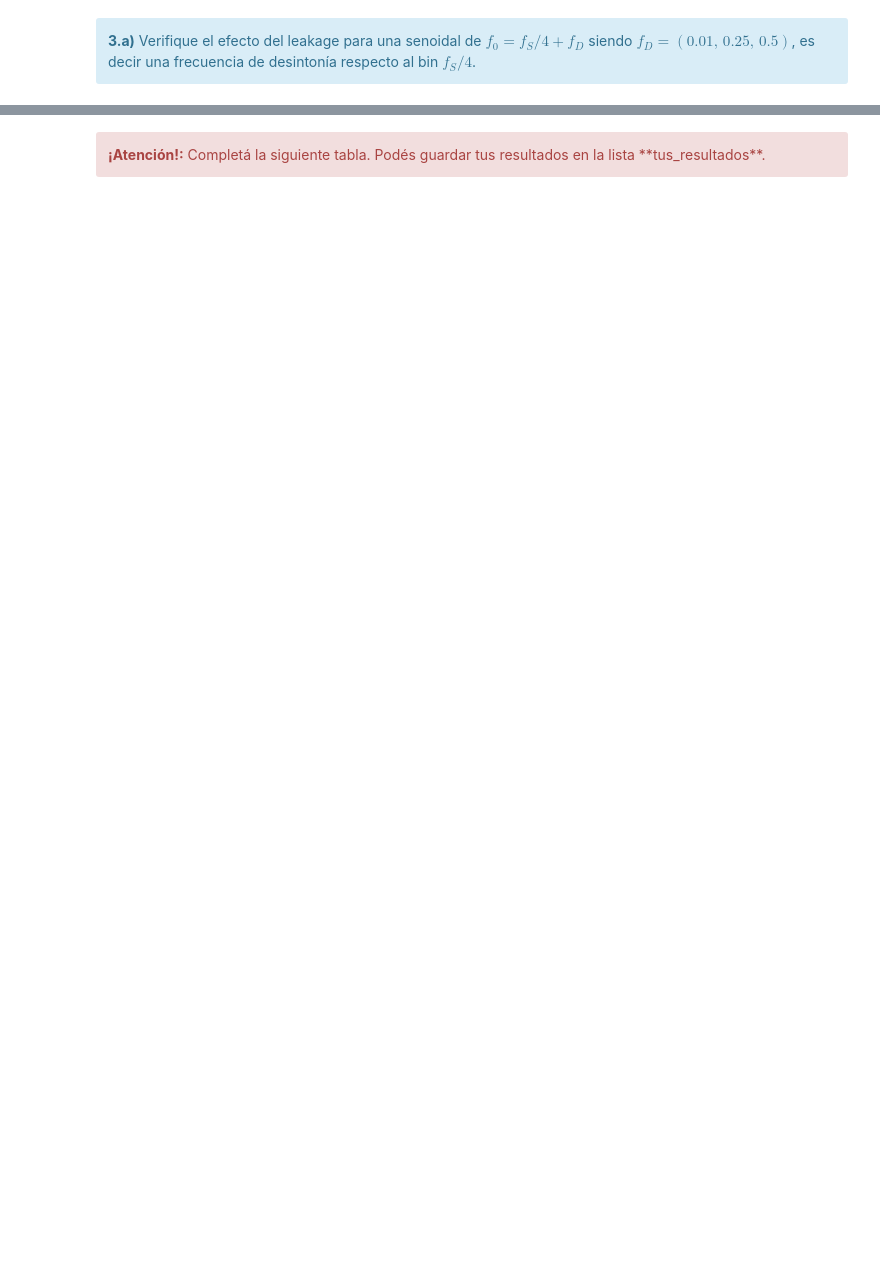
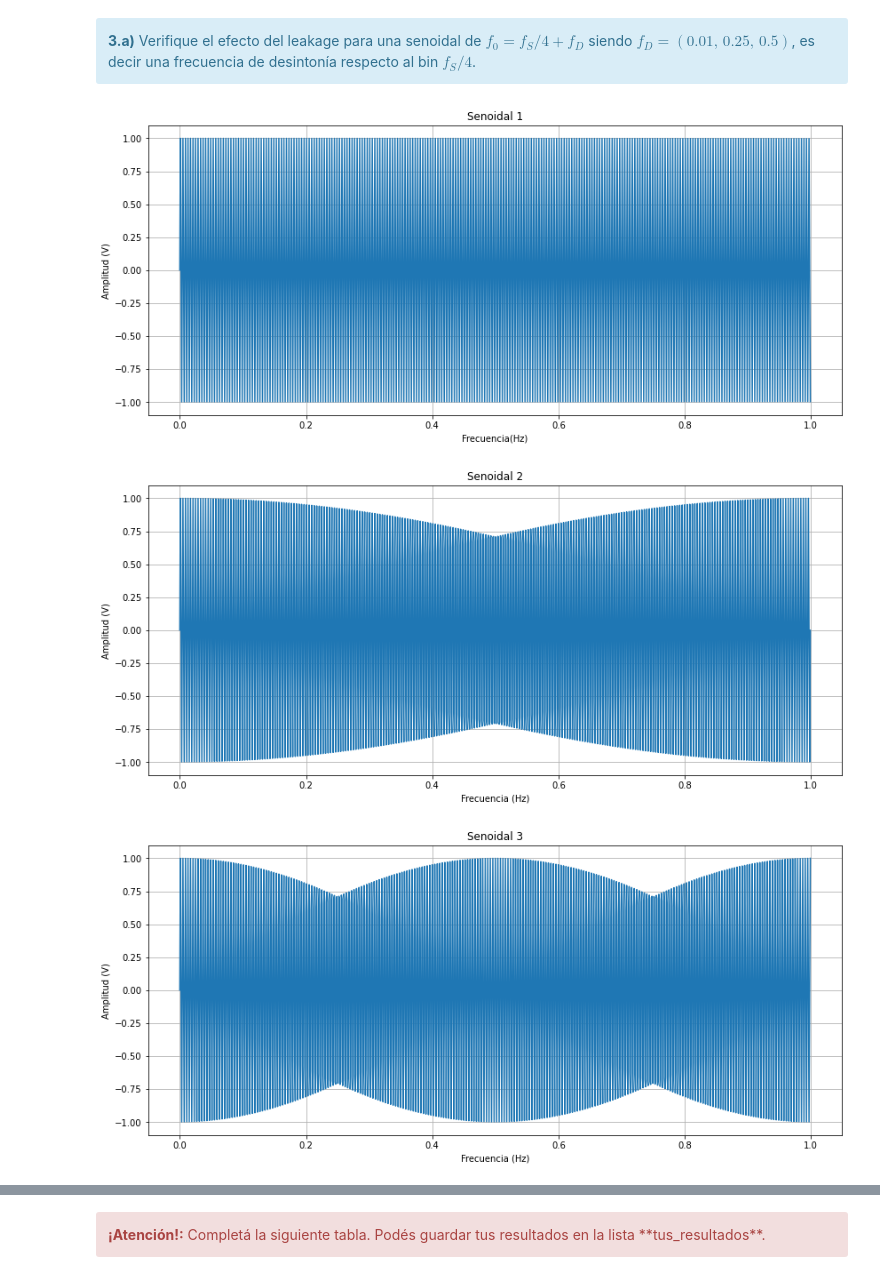
Before and after one commit to jbl95/pds-trabajosPracticos, a Jupyter notebook: TP1 - Muestreo de señales - Forurier.ipynb, the cells around one changed output, grey strips where cells are left out. Cells and saved outputs as stored; diff of their text form; code cells hidden in the pictures; blank space fills up the shorter version.

```diff
--- a/TP1 - Muestreo de señales - Forurier.ipynb
+++ b/TP1 - Muestreo de señales - Forurier.ipynb
@@ -339,3 +330,45 @@ HTML(df.to_html())
 <div class="alert alert-block alert-info">
 <b>3.a)</b> Verifique el efecto del leakage para una senoidal de $f_0 = f_S/4 + f_D$ siendo $f_D = (0.01,\, 0.25,\, 0.5)$, es decir una frecuencia de desintonía respecto al bin $f_S/4$.
 </div>
+# %%
+fs = 1000
+N = 1000
+
+fd = [0.01,0.25,0.5]
+f0 = [fs/4 + fd[0], fs/4 + fd[1], fs/4 + fd[2]]
+df = 1/fs
+
+tt1, xx1 = generador_senoidal (fs, f0[0], N,a0,p0)
+
+tt2, xx2 = generador_senoidal (fs, f0[1], N,a0,p0)
+
+tt3, xx3 = generador_senoidal (fs, f0[2], N,a0,p0)
+
+plt.figure(1)
+plt.plot(tt1,xx1)
+plt.title('Senoidal 1')
+plt.xlabel('Frecuencia(Hz)')
+plt.ylabel('Amplitud (V)')
+plt.grid()
+plt.show()
+
+plt.figure(2)
+ploteo1 = plt.plot(tt2,xx2)
+plt.title('Senoidal 2')
+plt.xlabel('Frecuencia (Hz)')
+plt.ylabel('Amplitud (V)')
+plt.grid()
+plt.show()
+
+plt.figure(3)
+plt.plot(tt3,xx3)
+plt.title('Senoidal 3')
+plt.xlabel('Frecuencia (Hz)')
+plt.ylabel('Amplitud (V)')
+plt.grid()
+#plt.rcParams['figure.figsize'] = [14,6]
+plt.show()
+# %% [output]
+[figure, added]
+[figure, added]
+[figure, added]
```
Also changed, not shown: parts of 4 cells of this notebook.
